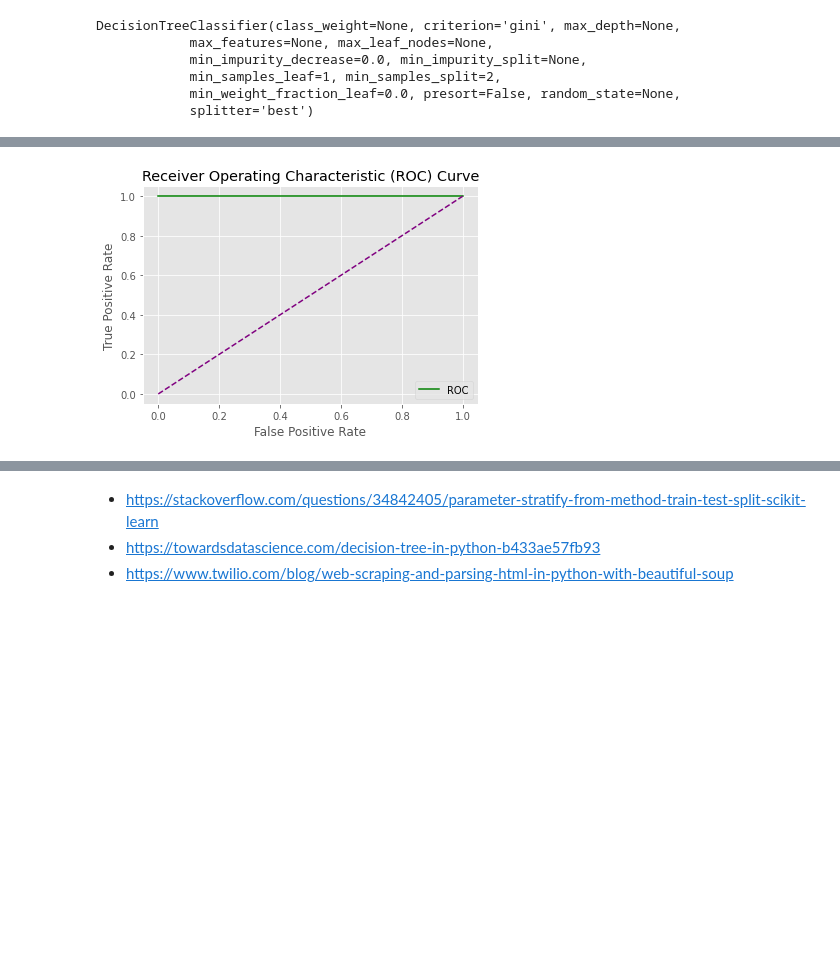
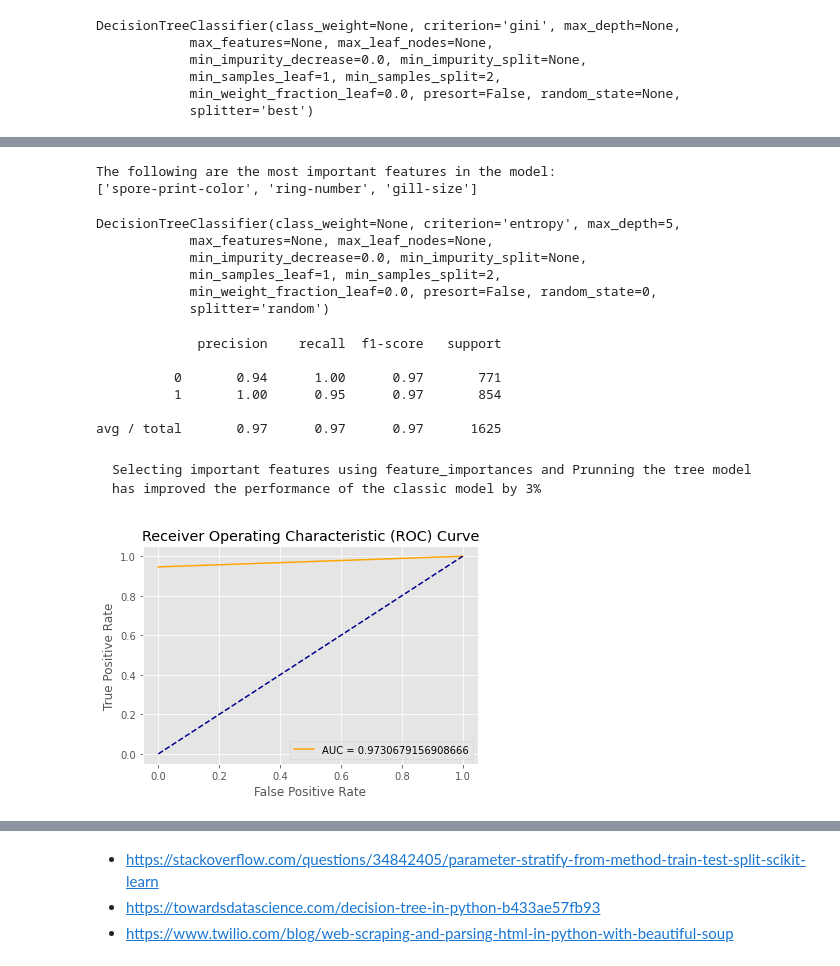
Before and after one commit to Mahnatse-rgb/Decision-Tree-Model, a Jupyter notebook: notebook/Decision_tree_model.ipynb, the cells around one changed output, grey strips where cells are left out. Saved outputs shown, nothing was run; the diff lists cells and outputs as text; code cells hidden in the pictures; blank space fills up the shorter version.

Commit message:
pruned tree model

```diff
--- a/notebook/Decision_tree_model.ipynb
+++ b/notebook/Decision_tree_model.ipynb
@@ -123,8 +138,0 @@ def str_to_dict(element):
-# %%
-# For each column values, iterate and rename values
-increment = 0
-for (column_name, column_data) in df.iteritems():
-    df[column_name] = df[column_name].map(str_to_dict(details[increment]))
-    increment += 1
-
-#dataset["classes"] = dataset["classes"].fillna("poisonous")
@@ -276,13 +237,10 @@ edible mushrooms seem to often be bell shaped, brown in color, and found in gras
 # %%
-import sklearn.preprocessing
-from sklearn.preprocessing import LabelEncoder
 # Segregate features and labels into separate variables
 y = df['classes'].replace(to_replace = ['poisonous','edible'], value =[0,1])
 X = df.drop('classes', axis = 1)
 
-#Got dummy variables
-#X = pd.get_dummies(y)
+#labelencode
+X = X.apply(LabelEncoder().fit_transform)
 
-#labelencode
-#OneHotEncoder().fit_transform(X)
-X = X.apply(LabelEncoder().fit_transform)
+# Split into train and test sets
+X_train, X_test, y_train, y_test = train_test_split(X,y,test_size=0.2,random_state = 13)
@@ -299,7 +246,0 @@ X.head()
-# %%
-import sklearn.model_selection
-from sklearn.model_selection import train_test_split
-#----------------------------------------------------
-
-# Split into train and test sets
-X_train, X_test, y_train, y_test = train_test_split(X, y, random_state=13, stratify=y)
@@ -382,10 +306,57 @@ fpr, tpr, threshold_log = roc_curve(y_test, y_pred)
+# %%
+# Selecting important features
+dict = {'feature': X.columns, 'feature_importance':decision_tree.feature_importances_}
+new_df = pd.DataFrame(dict)
+new_df.sort_values('feature_importance',axis=0,ascending=False,inplace=True)
+new_df
+features = [x for x in new_df['feature'].head(X_new.shape[1])]
+print(f"The following are the most important features in the model:\n{features}")
+# %% [output]
+The following are the most important features in the model:
+['spore-print-color', 'ring-number', 'gill-size']
+# %%
+# Segregate features and labels into separate variables
+x = df[features]
+x = x.apply(LabelEncoder().fit_transform)
+
+y = y
+
+# Split into train and test sets
+x_train,x_test,y_train,y_test = train_test_split(x,y,test_size=0.2,random_state = 10)
+# %%
+classic = DecisionTreeClassifier(max_depth=5,criterion='entropy',splitter='random',random_state=0)
+
+classic.fit(x_train,y_train)
+# %% [output]
+DecisionTreeClassifier(class_weight=None, criterion='entropy', max_depth=5,
+            max_features=None, max_leaf_nodes=None,
+            min_impurity_decrease=0.0, min_impurity_split=None,
+            min_samples_leaf=1, min_samples_split=2,
+            min_weight_fraction_leaf=0.0, presort=False, random_state=0,
+            splitter='random')
+# %%
+y_predict = classic.predict(x_test)
+
+print(classification_report(y_test, y_predict))
+# %% [output]
+             precision    recall  f1-score   support
+
+          0       0.94      1.00      0.97       771
+          1       1.00      0.95      0.97       854
+
+avg / total       0.97      0.97      0.97      1625
+# %% [markdown]
+    Selecting important features using feature_importances and Prunning the tree model    has improved the performance of the classic model by 3%
 # %%
-plt.plot(fpr, tpr, color='green', label='ROC')
-plt.plot([0, 1], [0, 1], color='purple', linestyle='--')
+roc_auc = roc_auc_score(y_test,y_predict)
+fpr, tpr, thresholds = roc_curve(y_test, y_predict)
+
+plt.plot(fpr, tpr, color='orange', label= f'AUC = {roc_auc}')
+plt.plot([0, 1], [0, 1], color='darkblue', linestyle='--')
 plt.xlabel('False Positive Rate')
 plt.ylabel('True Positive Rate')
 plt.title('Receiver Operating Characteristic (ROC) Curve')
 plt.legend()
 plt.show()
 # %% [output]
-[figure, old version]
+[figure, new version]
```
Also changed, not shown: parts of 31 cells of this notebook, 1 other file.
